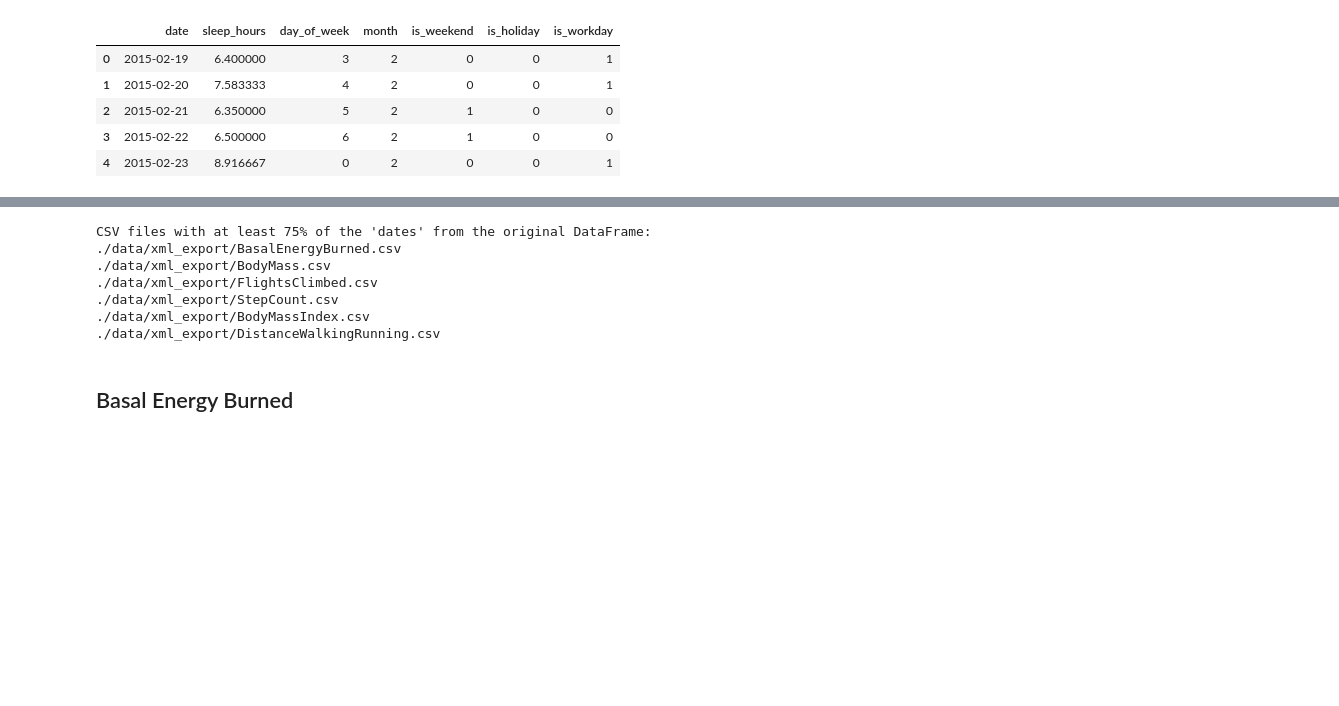
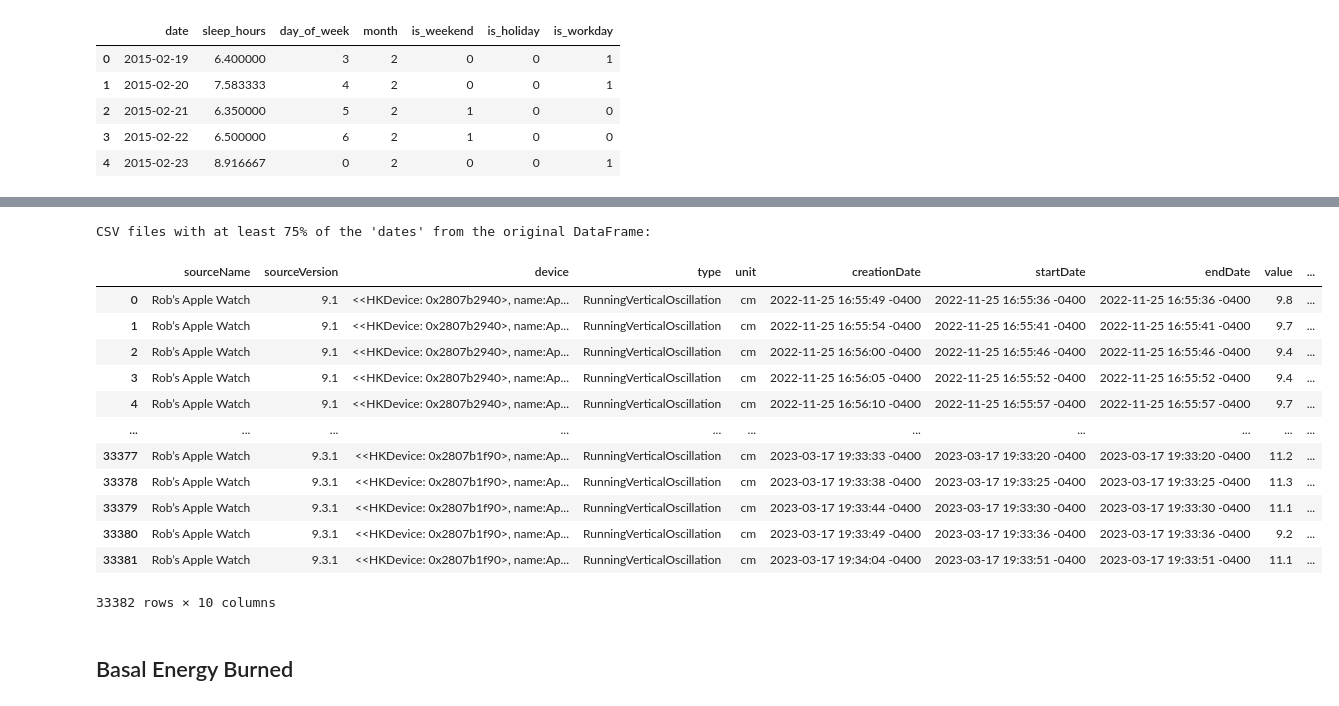
Before and after one commit to ds-sebastian/pog4-sleep-kaggle, a Jupyter notebook: eda.ipynb, the cells around one changed output, grey strips where cells are left out. Drawn from its saved outputs; the diff is of its cells as text; code cells hidden in the pictures; blank space fills up the shorter version.

```diff
--- a/eda.ipynb
+++ b/eda.ipynb
@@ -111,7 +227,7 @@ for csv_file in csv_files:
     except:
         csv_df["date"] = pd.to_datetime(csv_df["dateComponents"]).dt.date # Some use dateComponents instead of startDate
 
-    unique_creation_dates = set(csv_df["date"])
+    unique_creation_dates = set(csv_df)
 
     ratio = intersection_ratio(unique_dates, unique_creation_dates)
 
@@ -123,9 +239,20 @@ for matching_csv in matching_csvs:
     print(matching_csv)
 # %% [output]
 CSV files with at least 75% of the 'dates' from the original DataFrame:
-./data/xml_export/BasalEnergyBurned.csv
-./data/xml_export/BodyMass.csv
-./data/xml_export/FlightsClimbed.csv
-./data/xml_export/StepCount.csv
-./data/xml_export/BodyMassIndex.csv
-./data/xml_export/DistanceWalkingRunning.csv
+# %%
+
+csv_df.loc[csv_df["date"] >= pd.to_datetime("2021-01-01").date()]
+# %% [output]
+|  | sourceName | sourceVersion | device | type | unit | creationDate | startDate | endDate | value | ... |
+| 0 | Rob’s Apple Watch | 9.1 | <<HKDevice: 0x2807b2940>, name:Ap... | RunningVerticalOscillation | cm | 2022-11-25 16:55:49 -0400 | 2022-11-25 16:55:36 -0400 | 2022-11-25 16:55:36 -0400 | 9.8 | ... |
+| 1 | Rob’s Apple Watch | 9.1 | <<HKDevice: 0x2807b2940>, name:Ap... | RunningVerticalOscillation | cm | 2022-11-25 16:55:54 -0400 | 2022-11-25 16:55:41 -0400 | 2022-11-25 16:55:41 -0400 | 9.7 | ... |
+| 2 | Rob’s Apple Watch | 9.1 | <<HKDevice: 0x2807b2940>, name:Ap... | RunningVerticalOscillation | cm | 2022-11-25 16:56:00 -0400 | 2022-11-25 16:55:46 -0400 | 2022-11-25 16:55:46 -0400 | 9.4 | ... |
+| 3 | Rob’s Apple Watch | 9.1 | <<HKDevice: 0x2807b2940>, name:Ap... | RunningVerticalOscillation | cm | 2022-11-25 16:56:05 -0400 | 2022-11-25 16:55:52 -0400 | 2022-11-25 16:55:52 -0400 | 9.4 | ... |
+| 4 | Rob’s Apple Watch | 9.1 | <<HKDevice: 0x2807b2940>, name:Ap... | RunningVerticalOscillation | cm | 2022-11-25 16:56:10 -0400 | 2022-11-25 16:55:57 -0400 | 2022-11-25 16:55:57 -0400 | 9.7 | ... |
+| ... | ... | ... | ... | ... | ... | ... | ... | ... | ... | ... |
+| 33377 | Rob’s Apple Watch | 9.3.1 | <<HKDevice: 0x2807b1f90>, name:Ap... | RunningVerticalOscillation | cm | 2023-03-17 19:33:33 -0400 | 2023-03-17 19:33:20 -0400 | 2023-03-17 19:33:20 -0400 | 11.2 | ... |
+| 33378 | Rob’s Apple Watch | 9.3.1 | <<HKDevice: 0x2807b1f90>, name:Ap... | RunningVerticalOscillation | cm | 2023-03-17 19:33:38 -0400 | 2023-03-17 19:33:25 -0400 | 2023-03-17 19:33:25 -0400 | 11.3 | ... |
+| 33379 | Rob’s Apple Watch | 9.3.1 | <<HKDevice: 0x2807b1f90>, name:Ap... | RunningVerticalOscillation | cm | 2023-03-17 19:33:44 -0400 | 2023-03-17 19:33:30 -0400 | 2023-03-17 19:33:30 -0400 | 11.1 | ... |
+| 33380 | Rob’s Apple Watch | 9.3.1 | <<HKDevice: 0x2807b1f90>, name:Ap... | RunningVerticalOscillation | cm | 2023-03-17 19:33:49 -0400 | 2023-03-17 19:33:36 -0400 | 2023-03-17 19:33:36 -0400 | 9.2 | ... |
+| 33381 | Rob’s Apple Watch | 9.3.1 | <<HKDevice: 0x2807b1f90>, name:Ap... | RunningVerticalOscillation | cm | 2023-03-17 19:34:04 -0400 | 2023-03-17 19:33:51 -0400 | 2023-03-17 19:33:51 -0400 | 11.1 | ... |
+33382 rows × 10 columns
```
Also changed, not shown: parts of 24 cells of this notebook, 12 other files.
